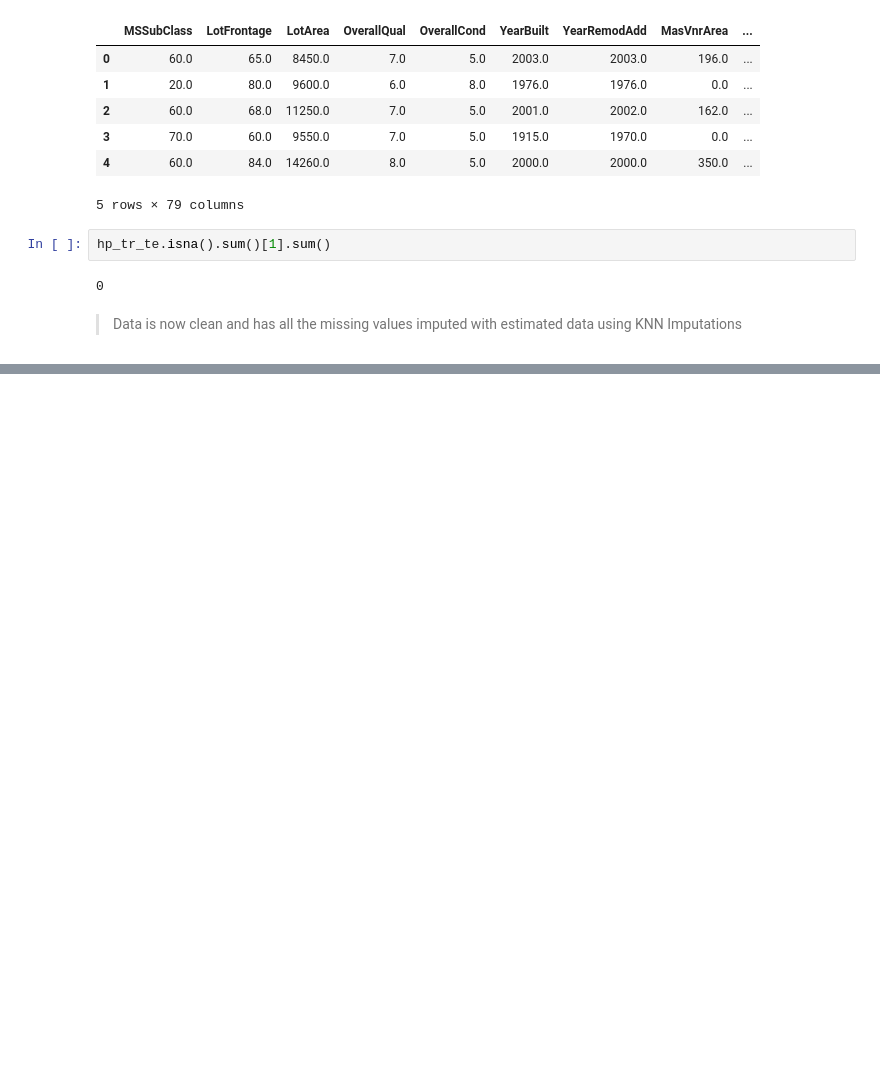
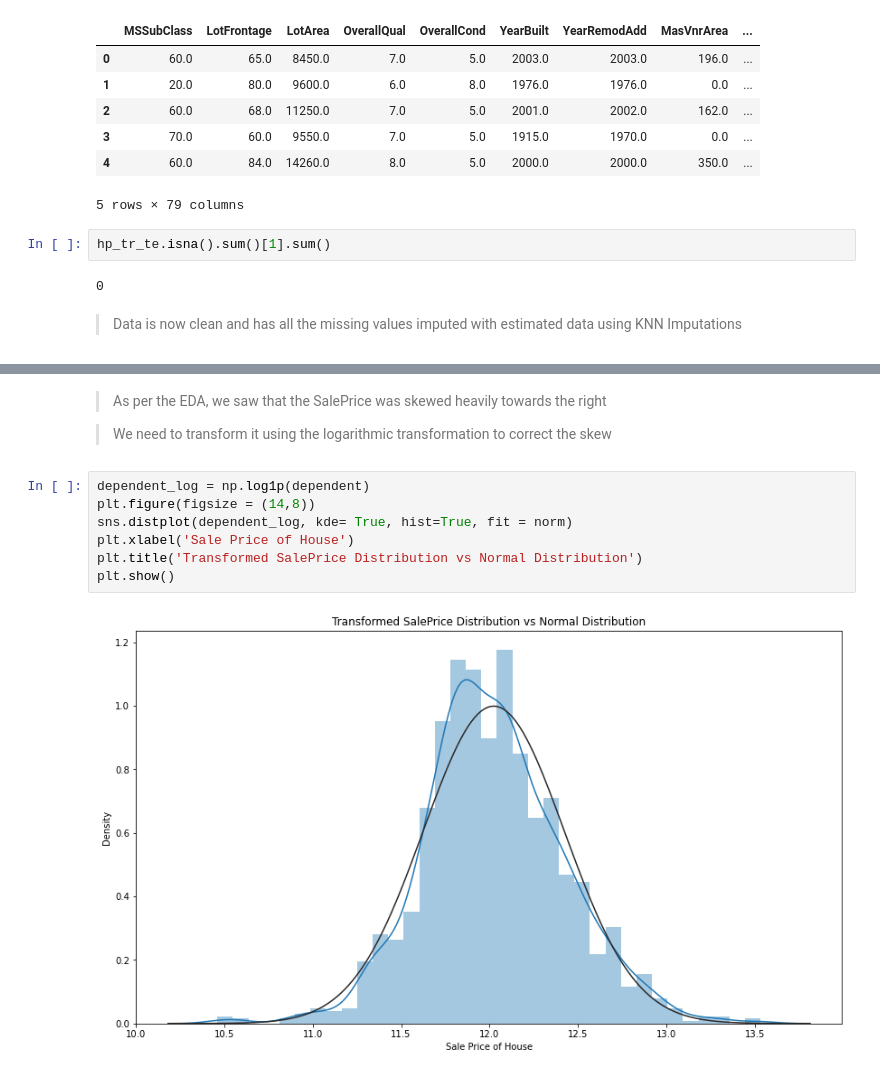
Before and after one commit to gopala-goyal/housing-prices-predictive-modelling, a Jupyter notebook: Housing_Prices_Prediction.ipynb, the cells around one changed output, grey strips where cells are left out. Drawn from its saved outputs; the diff is of its cells as text; blank space fills up the shorter version.

```diff
--- a/Housing_Prices_Prediction.ipynb
+++ b/Housing_Prices_Prediction.ipynb
@@ -278,0 +385,13 @@ hp_tr_te.isna().sum()[1].sum()
+# %% [markdown]
+> As per the EDA, we saw that the SalePrice was skewed heavily towards the right
+
+> We need to transform it using the logarithmic transformation to correct the skew
+# %%
+dependent_log = np.log1p(dependent)
+plt.figure(figsize = (14,8))
+sns.distplot(dependent_log, kde= True, hist=True, fit = norm)
+plt.xlabel('Sale Price of House')
+plt.title('Transformed SalePrice Distribution vs Normal Distribution')
+plt.show()
+# %% [output]
+[figure, added]
```
Also changed, not shown: parts of 16 cells of this notebook.
